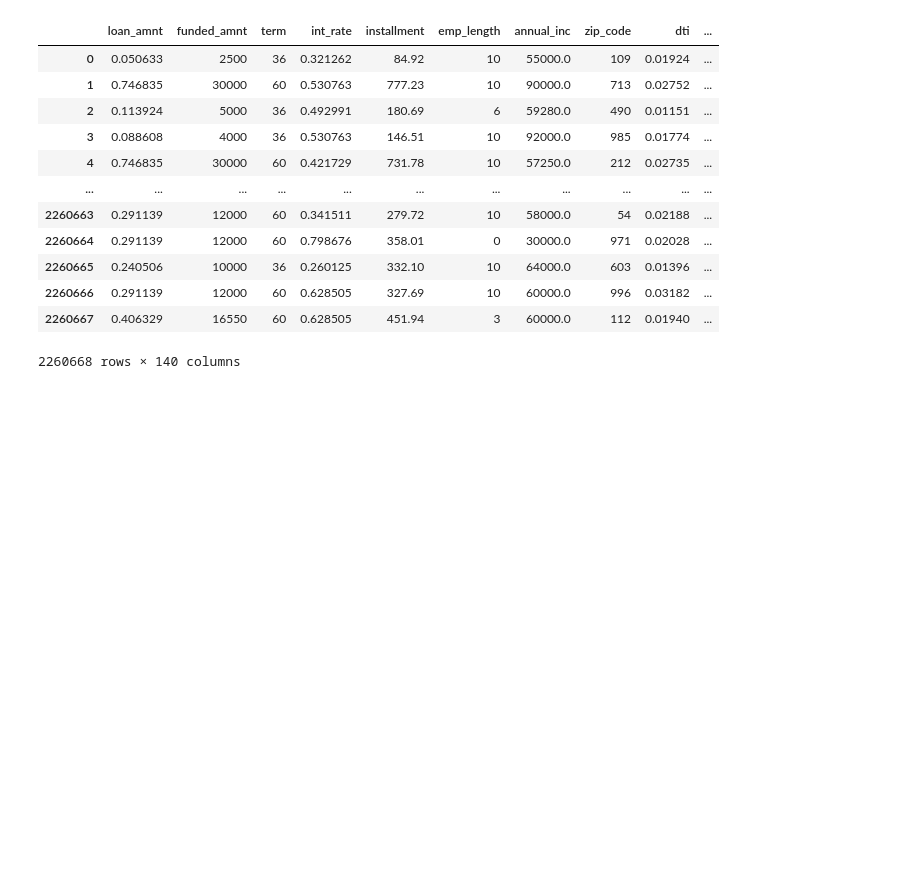
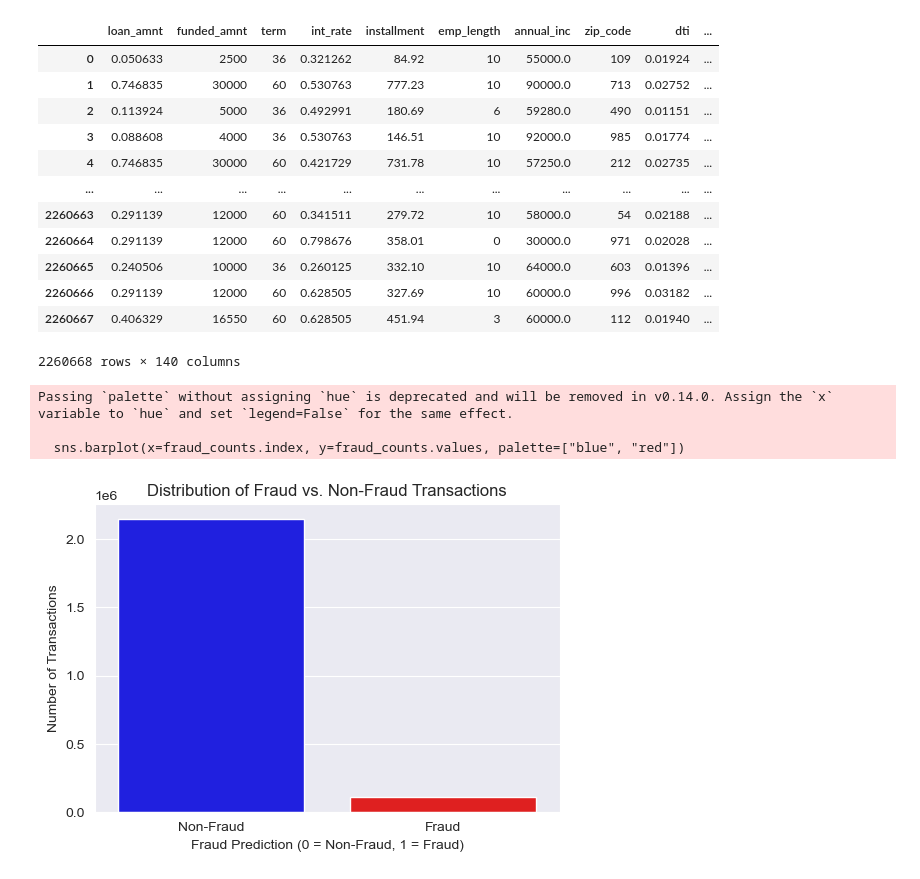
Before and after one commit to FYP-AI-Blockchain-Fraud-Detection-P2P/AI-model, a Jupyter notebook: notebooks/baseline_model.ipynb, the cells around one changed output. Cells and saved outputs as stored; diff of their text form; code cells hidden in the pictures; blank space fills up the shorter version.

```diff
--- a/notebooks/baseline_model.ipynb
+++ b/notebooks/baseline_model.ipynb
@@ -38,6 +41,25 @@ data["fraud_prediction"] = iso_forest.predict(data)
 
 # Convert predictions to binary (1 = fraud, 0 = normal)
 data["fraud_prediction"] = data["fraud_prediction"].apply(lambda x: 1 if x == -1 else 0)
+# %%
+fraud_counts = data["fraud_prediction"].value_counts()
+
+# Plot bar chart
+plt.figure(figsize=(6, 4))
+sns.barplot(x=fraud_counts.index, y=fraud_counts.values, palette=["blue", "red"])
+plt.xlabel("Fraud Prediction (0 = Non-Fraud, 1 = Fraud)")
+plt.ylabel("Number of Transactions")
+plt.title("Distribution of Fraud vs. Non-Fraud Transactions")
+plt.xticks([0, 1], ["Non-Fraud", "Fraud"])
+
+# Save image
+plt.savefig("../images/fraud_distribution.png")  # Saves the image in the 'images' folder
+plt.show()
+# %% [output]
+Passing `palette` without assigning `hue` is deprecated and will be removed in v0.14.0. Assign the `x` variable to `hue` and set `legend=False` for the same effect.
+
+  sns.barplot(x=fraud_counts.index, y=fraud_counts.values, palette=["blue", "red"])
+[figure, added]
 # %%
 loan_stacking = data.groupby(["zip_code", "loan_amnt"]).size().reset_index(name="loan_count")
 
```
Also changed, not shown: parts of 6 cells of this notebook, 2 other files.
